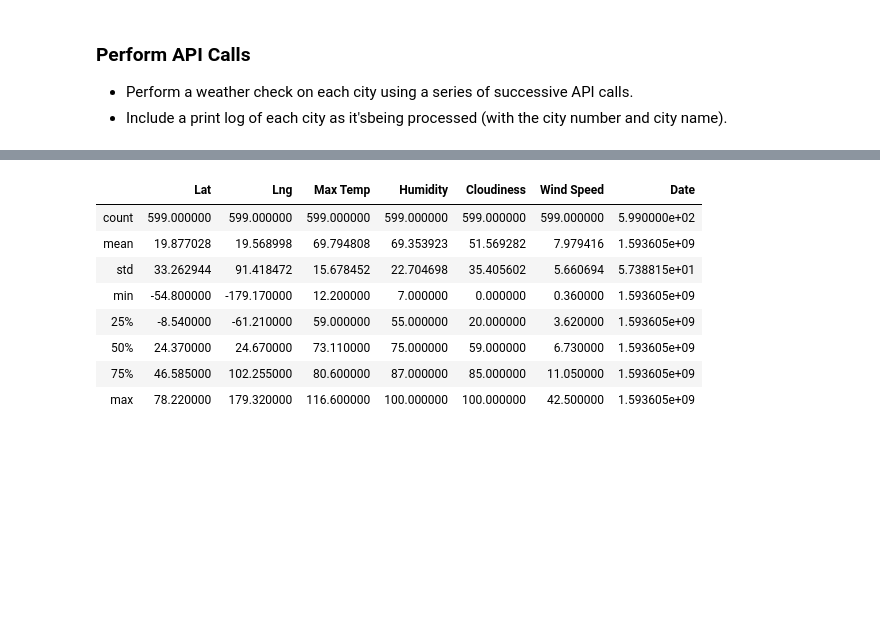
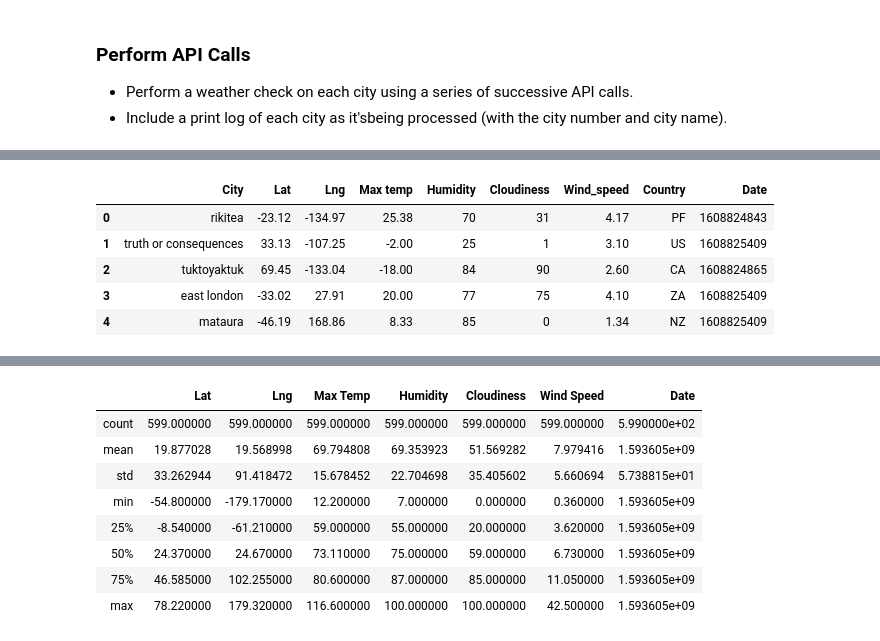
Before and after one commit to nadiarichards/python-api-challenge, a Jupyter notebook: WeatherPy/WeatherPy.ipynb, the cells around one changed output, grey strips where cells are left out. Drawn from its saved outputs; the diff is of its cells as text; code cells hidden in the pictures; blank space fills up the shorter version.

```diff
--- a/WeatherPy/WeatherPy.ipynb
+++ b/WeatherPy/WeatherPy.ipynb
@@ -81,2 +122,12 @@ for city in cities:
+# %%
+city_data_df=pd.DataFrame(city_data)
+city_data_df.head()
+# %% [output]
+|  | City | Lat | Lng | Max temp | Humidity | Cloudiness | Wind_speed | Country | Date |
+| 0 | rikitea | -23.12 | -134.97 | 25.38 | 70 | 31 | 4.17 | PF | 1608824843 |
+| 1 | truth or consequences | 33.13 | -107.25 | -2.00 | 25 | 1 | 3.10 | US | 1608825409 |
+| 2 | tuktoyaktuk | 69.45 | -133.04 | -18.00 | 84 | 90 | 2.60 | CA | 1608824865 |
+| 3 | east london | -33.02 | 27.91 | 20.00 | 77 | 75 | 4.10 | ZA | 1608825409 |
+| 4 | mataura | -46.19 | 168.86 | 8.33 | 85 | 0 | 1.34 | NZ | 1608825409 |
 # %%
 # %% [output]
```
Also changed, not shown: parts of 13 cells of this notebook, 1 other file.
